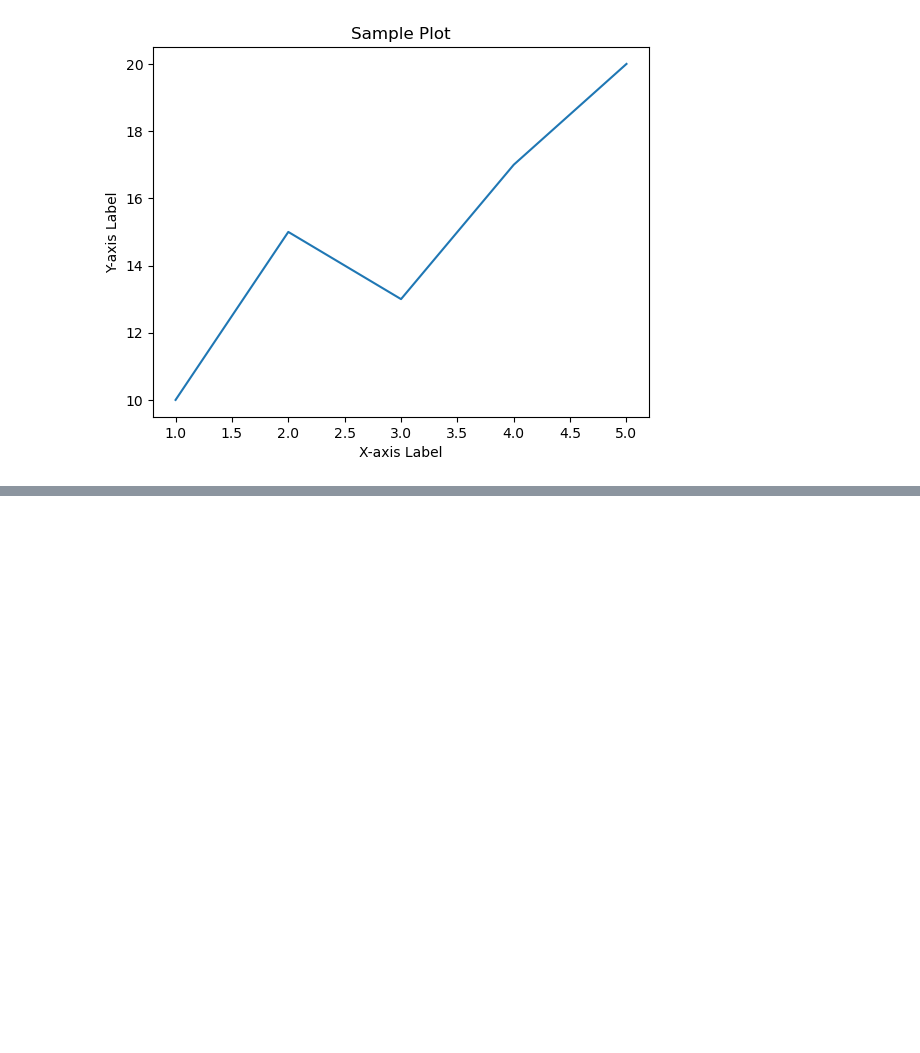
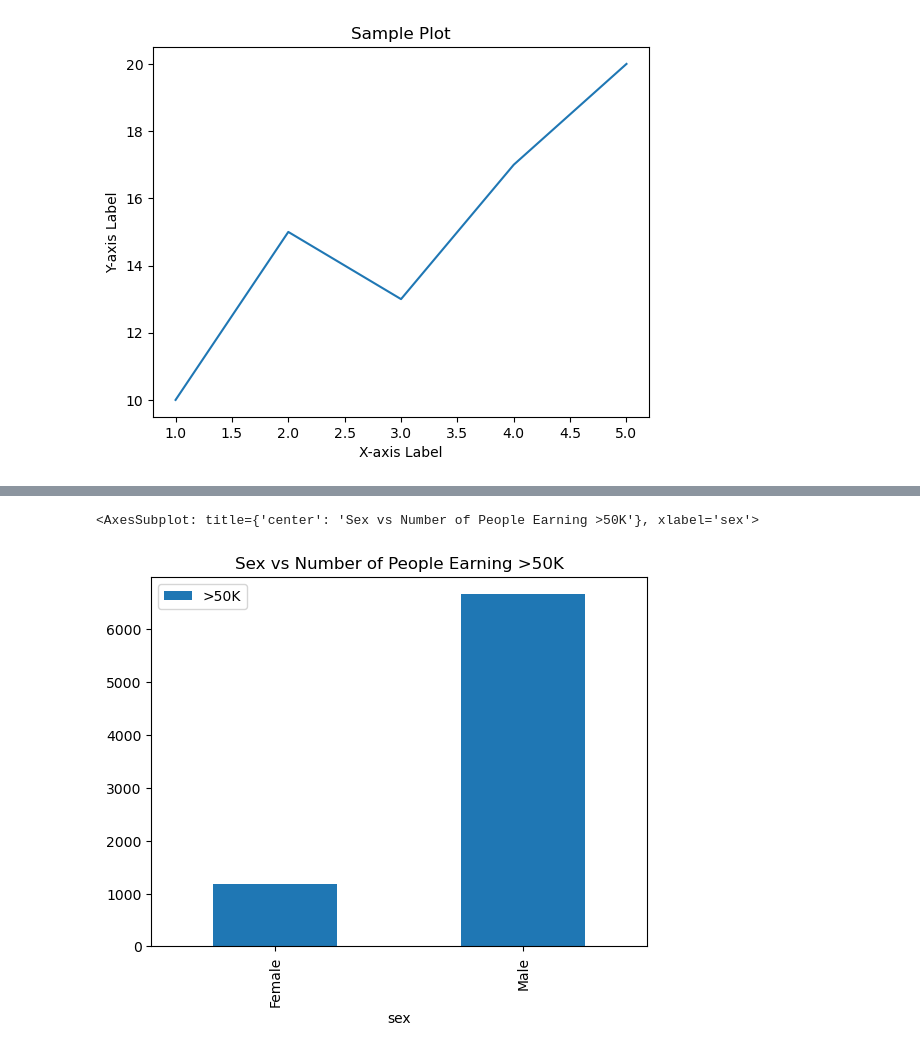
Before and after one commit to X1las/DaT, a Jupyter notebook: main.ipynb, the cells around one changed output, grey strips where cells are left out. Drawn from its saved outputs; the diff is of its cells as text; code cells hidden in the pictures; blank space fills up the shorter version.

```diff
--- a/main.ipynb
+++ b/main.ipynb
@@ -34,0 +139,11 @@ df.head()
+# %%
+income_by_sex = pd.DataFrame()
+
+income_by_sex["sex"] = adults["sex"]
+income_by_sex["income"] = adults["income"]
+
+grouped_income_by_sex = income_by_sex.groupby("sex").value_counts().unstack().reset_index()
+grouped_income_by_sex.plot(x="sex", y=">50K", kind="bar", title="Sex vs Number of People Earning >50K")
+# %% [output]
+<AxesSubplot: title={'center': 'Sex vs Number of People Earning >50K'}, xlabel='sex'>
+[figure, added]
```
Also changed, not shown: parts of 10 cells of this notebook, 17 other files.
